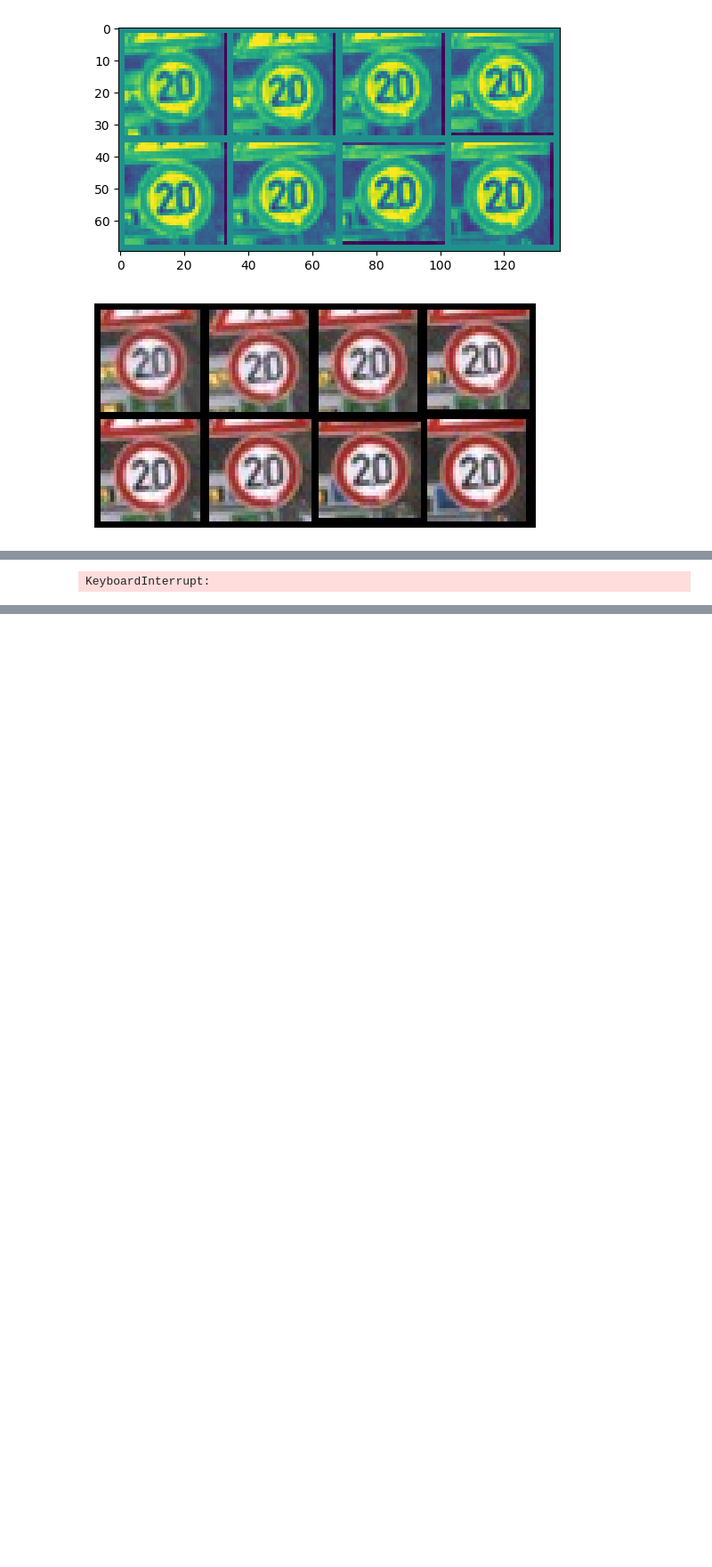
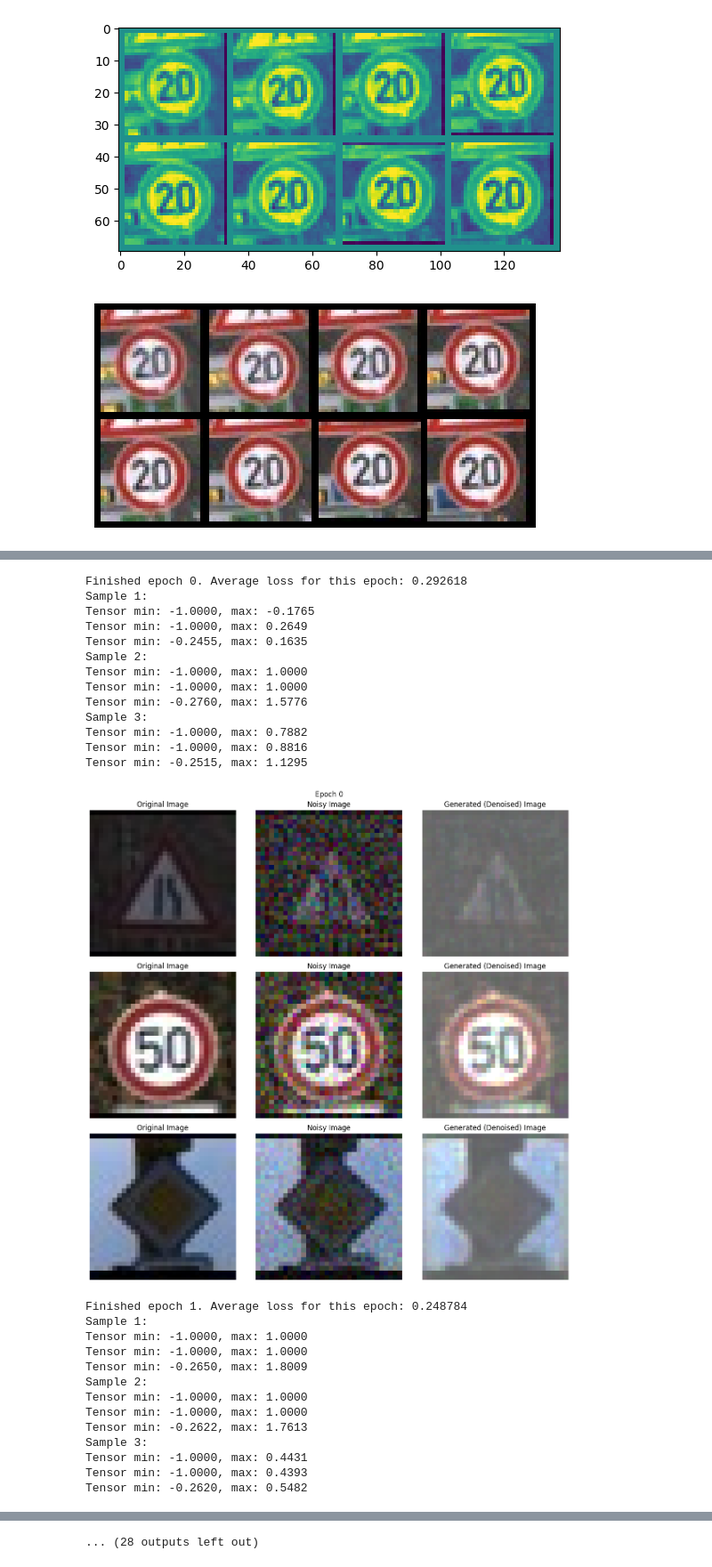
Before and after one commit to czarodziejszyn/ssne, a Jupyter notebook: projekt4/unet_diffusion.ipynb, the cells around one changed output, grey strips where cells are left out. Shown at 89% size. Saved outputs shown, nothing was run; the diff lists cells and outputs as text; code cells hidden in the pictures; blank space fills up the shorter version.

```diff
--- a/projekt4/unet_diffusion.ipynb
+++ b/projekt4/unet_diffusion.ipynb
@@ -260,6 +290,7 @@ for epoch in range(n_epochs):
 
         opt.zero_grad()
         loss.backward()
+        torch.nn.utils.clip_grad_norm_(net.parameters(), max_norm=1.0)
         opt.step()
 
         losses.append(loss.item())
@@ -276,31 +307,57 @@ for epoch in range(n_epochs):
         for i in range(num_samples):
             original = x[i]  # Original image
             noisy = noisy_x[i]  # Noisy image
             generated = pred[i]  # Model's denoised output
 
             # Convert tensors to images
             print(f"Sample {i+1}:")
             original_img = tensor_to_image(original, normalize=True)
             noisy_img = tensor_to_image(noisy, normalize=True)
             generated_img = tensor_to_image(generated, normalize=True)
 
             # Plot original
             axes[i][0].imshow(original_img)
             axes[i][0].set_title('Original Image')
             axes[i][0].axis('off')
 
             # Plot noisy
             axes[i][1].imshow(noisy_img)
             axes[i][1].set_title('Noisy Image')
             axes[i][1].axis('off')
 
             # Plot generated
             axes[i][2].imshow(generated_img)
             axes[i][2].set_title('Generated (Denoised) Image')
             axes[i][2].axis('off')
 
         plt.suptitle(f'Epoch {epoch}')
         plt.tight_layout()
         plt.show()
 # %% [output]
-KeyboardInterrupt:
+Finished epoch 0. Average loss for this epoch: 0.292618
+Sample 1:
+Tensor min: -1.0000, max: -0.1765
+Tensor min: -1.0000, max: 0.2649
+Tensor min: -0.2455, max: 0.1635
+Sample 2:
+Tensor min: -1.0000, max: 1.0000
+Tensor min: -1.0000, max: 1.0000
+Tensor min: -0.2760, max: 1.5776
+Sample 3:
+Tensor min: -1.0000, max: 0.7882
+Tensor min: -1.0000, max: 0.8816
+Tensor min: -0.2515, max: 1.1295
+[figure, added]
+Finished epoch 1. Average loss for this epoch: 0.248784
+Sample 1:
+Tensor min: -1.0000, max: 1.0000
+Tensor min: -1.0000, max: 1.0000
+Tensor min: -0.2650, max: 1.8009
+Sample 2:
+Tensor min: -1.0000, max: 1.0000
+Tensor min: -1.0000, max: 1.0000
+Tensor min: -0.2622, max: 1.7613
+Sample 3:
+Tensor min: -1.0000, max: 0.4431
+Tensor min: -1.0000, max: 0.4393
+Tensor min: -0.2620, max: 0.5482
@@ -307,3 +421,4 @@ KeyboardInterrupt:
+... (28 outputs left out)
 # %%
 plt.plot(losses)
 plt.ylim(0, 0.5);
```
Also changed, not shown: parts of 13 cells of this notebook.
